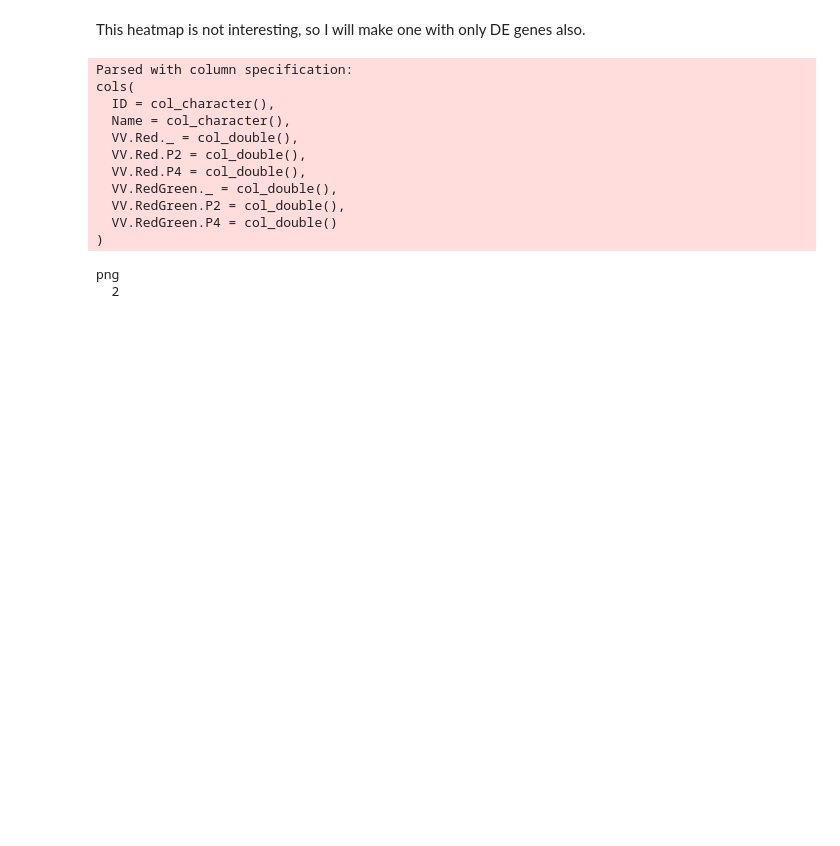
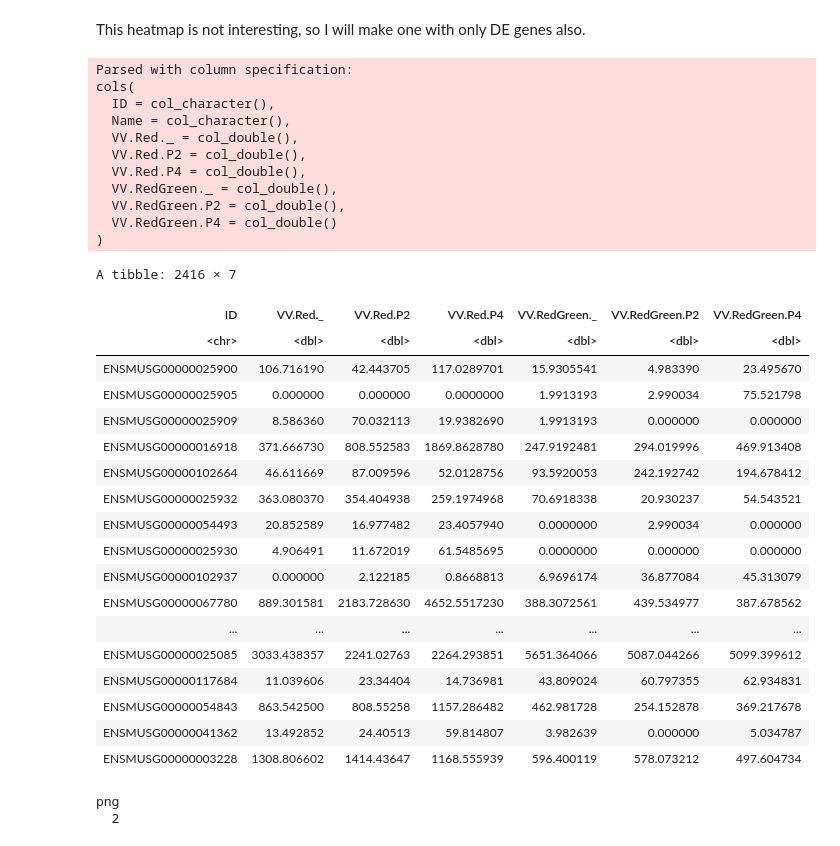
Before and after one commit to vedantham-lab/RNA-seq-2020, a Jupyter notebook: heatmaps/correlation-rm.ipynb, the cells around one changed output. Saved outputs shown, nothing was run; the diff lists cells and outputs as text; code cells hidden in the pictures; blank space fills up the shorter version.

```diff
--- a/heatmaps/correlation-rm.ipynb
+++ b/heatmaps/correlation-rm.ipynb
@@ -114,7 +114,7 @@ This heatmap is not interesting, so I will make one with only DE genes also.
 # %%
 fdr = read.table("~/Downloads/deseq2_res.csv",sep=',',header=TRUE)
 # %%
-sig = na.omit(fdr[fdr$padj <= .01, ])
+sig = na.omit(fdr[fdr$padj < .05, ])
 # %%
 sigensembl = sig$"Ensembl"
 # %%
@@ -135,6 +135,28 @@ cols(
 vals = normvals %>% select(1,3:8)
 # %%
 sig_normvals = filter(vals, ID %in% sigensembl)
+# %%
+sig_normvals
+# %% [output]
+A tibble: 2416 × 7
+| ID | VV.Red._ | VV.Red.P2 | VV.Red.P4 | VV.RedGreen._ | VV.RedGreen.P2 | VV.RedGreen.P4 |
+| <chr> | <dbl> | <dbl> | <dbl> | <dbl> | <dbl> | <dbl> |
+| ENSMUSG00000025900 | 106.716190 | 42.443705 | 117.0289701 | 15.9305541 | 4.983390 | 23.495670 |
+| ENSMUSG00000025905 | 0.000000 | 0.000000 | 0.0000000 | 1.9913193 | 2.990034 | 75.521798 |
+| ENSMUSG00000025909 | 8.586360 | 70.032113 | 19.9382690 | 1.9913193 | 0.000000 | 0.000000 |
+| ENSMUSG00000016918 | 371.666730 | 808.552583 | 1869.8628780 | 247.9192481 | 294.019996 | 469.913408 |
+| ENSMUSG00000102664 | 46.611669 | 87.009596 | 52.0128756 | 93.5920053 | 242.192742 | 194.678412 |
+| ENSMUSG00000025932 | 363.080370 | 354.404938 | 259.1974968 | 70.6918338 | 20.930237 | 54.543521 |
+| ENSMUSG00000054493 | 20.852589 | 16.977482 | 23.4057940 | 0.0000000 | 2.990034 | 0.000000 |
+| ENSMUSG00000025930 | 4.906491 | 11.672019 | 61.5485695 | 0.0000000 | 0.000000 | 0.000000 |
+| ENSMUSG00000102937 | 0.000000 | 2.122185 | 0.8668813 | 6.9696174 | 36.877084 | 45.313079 |
+| ENSMUSG00000067780 | 889.301581 | 2183.728630 | 4652.5517230 | 388.3072561 | 439.534977 | 387.678562 |
+| ... | ... | ... | ... | ... | ... | ... |
+| ENSMUSG00000025085 | 3033.438357 | 2241.02763 | 2264.293851 | 5651.364066 | 5087.044266 | 5099.399612 |
+| ENSMUSG00000117684 | 11.039606 | 23.34404 | 14.736981 | 43.809024 | 60.797355 | 62.934831 |
+| ENSMUSG00000054843 | 863.542500 | 808.55258 | 1157.286482 | 462.981728 | 254.152878 | 369.217678 |
+| ENSMUSG00000041362 | 13.492852 | 24.40513 | 59.814807 | 3.982639 | 0.000000 | 5.034787 |
+| ENSMUSG00000003228 | 1308.806602 | 1414.43647 | 1168.555939 | 596.400119 | 578.073212 | 497.604734 |
 # %%
 sig_normvals = select(sig_normvals,2:7)
 # %%
```
Also changed, not shown: 1 other file.
